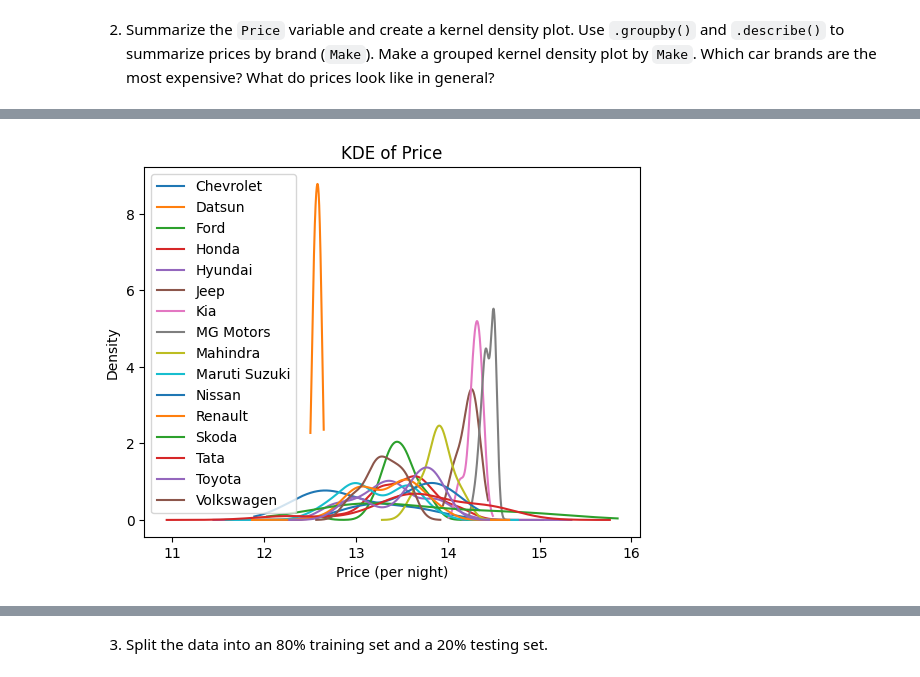
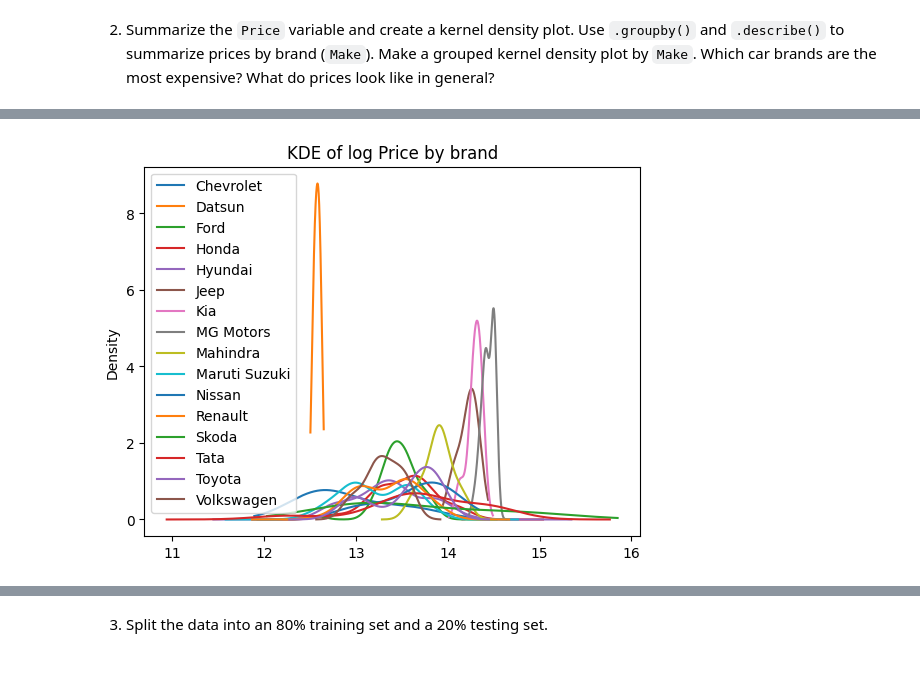
Before and after one commit to kenzkleczynski/week_8, a Jupyter notebook: Q2.ipynb, the cells around one changed output, grey strips where cells are left out. Cells and saved outputs as stored; diff of their text form; code cells hidden in the pictures.

```diff
--- a/Q2.ipynb
+++ b/Q2.ipynb
@@ -60,6 +61,7 @@ memory usage: 91.6 KB
 # %%
+#drop the column of extra index
 df = df.drop(columns=["Unnamed: 0"])
-df["Make_Year"] = df["Make_Year"].astype("str")
+#make new columns of the logs of price and milege
 df['log_Price'] = np.log(df['Price'])
 df['log_Mileage_Run'] = np.log(df['Mileage_Run'])
 # %%
@@ -133,7 +131,6 @@ Volkswagen     13.457406  13.579788
 # %%
 brand_price.plot.kde(legend=True)
-plt.title('KDE of Price')
-plt.xlabel('Price (per night)')
+plt.title('KDE of log Price by brand')
 plt.show()
 # %% [output]
-[figure, old version]
+[figure, new version]
```
Also changed, not shown: parts of 20 cells of this notebook, 3 other files.
